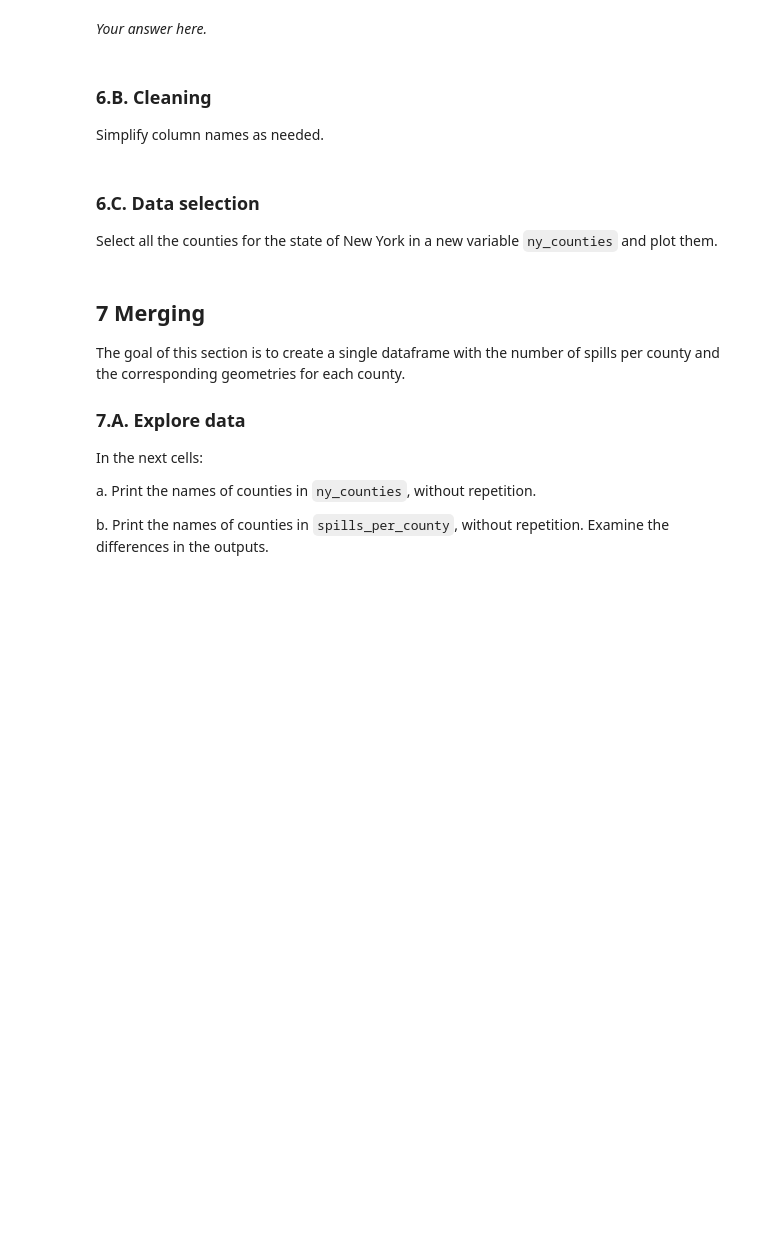
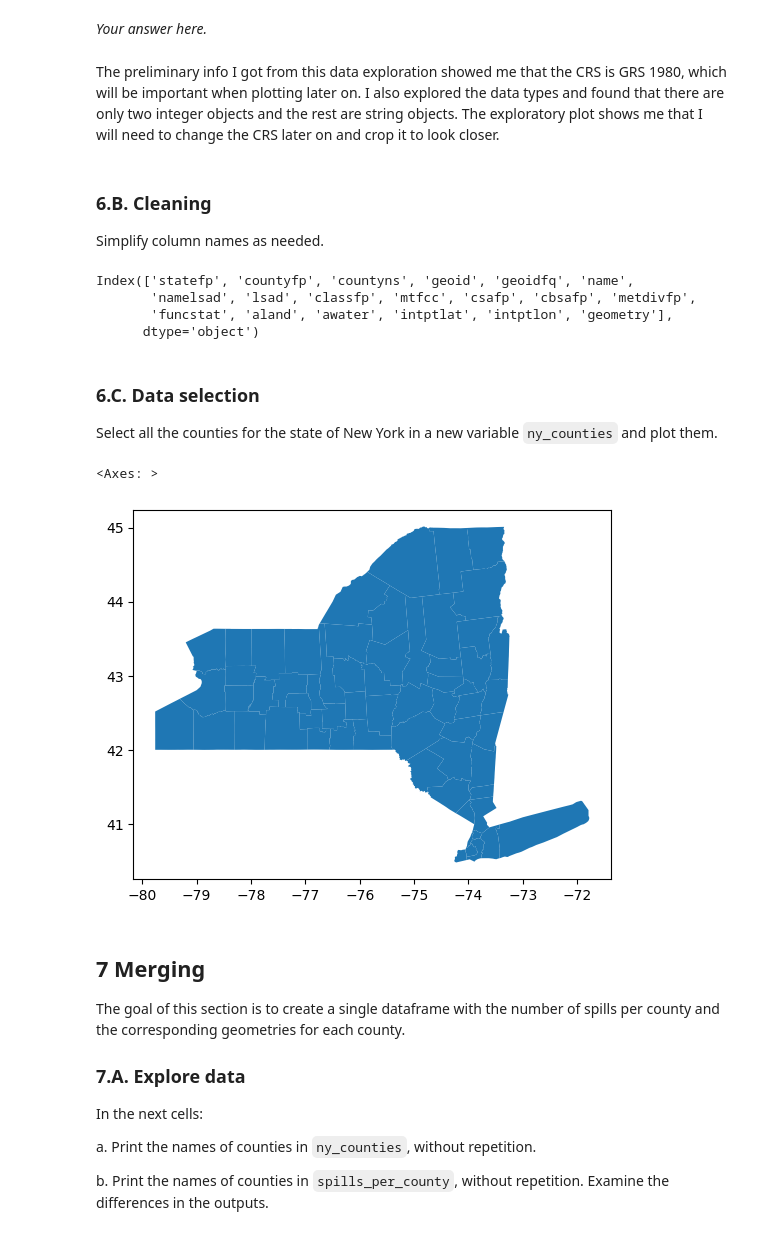
Before and after one commit to bgrazda/eds220-hwk3, a Jupyter notebook: hwk3-task2-oil-spills.ipynb, the cells around one changed output. Saved outputs shown, nothing was run; the diff lists cells and outputs as text; code cells hidden in the pictures; blank space fills up the shorter version.

```diff
--- a/hwk3-task2-oil-spills.ipynb
+++ b/hwk3-task2-oil-spills.ipynb
@@ -316,6 +367,8 @@ You can add any other cells of preliminary data exploration.
 f. Use the next markdown cell to explain what information you obtained from the preliminary exploration. Use complete sentences.
 # %% [markdown]
 *Your answer here.*
+# %% [markdown]
+The preliminary info I got from this data exploration showed me that the CRS is GRS 1980, which will be important when plotting later on. I also explored the data types and found that there are only two integer objects and the rest are string objects. The exploratory plot shows me that I will need to change the CRS later on and crop it to look closer.
 # %% [markdown]
 <!-- END QUESTION -->
 
@@ -327,3 +378,16 @@ Simplify column names as needed.
+# %%
+# Clean names to snake case
+counties.columns = (counties.columns
+                  .str.replace(" ", "_")
+                  .str.lower())
+
+# Check column names
+counties.columns
+# %% [output]
+Index(['statefp', 'countyfp', 'countyns', 'geoid', 'geoidfq', 'name',
+       'namelsad', 'lsad', 'classfp', 'mtfcc', 'csafp', 'cbsafp', 'metdivfp',
+       'funcstat', 'aland', 'awater', 'intptlat', 'intptlon', 'geometry'],
+      dtype='object')
 # %% [markdown]
 ### 6.C. Data selection
 
@@ -333,3 +395,15 @@ Select all the counties for the state of New York in a new variable `ny_counties
+# %%
+# Select state FIPS code of 36 for New York
+ny_counties = counties[counties.statefp == '36']
+
+# Verify
+ny_counties.head()
+
+# Plot state of NY
+ny_counties.plot()
+# %% [output]
+<Axes: >
+[figure, added]
 # %% [markdown]
 ## 7 Merging
 
```
Also changed, not shown: parts of 21 cells of this notebook, 1 other file.
